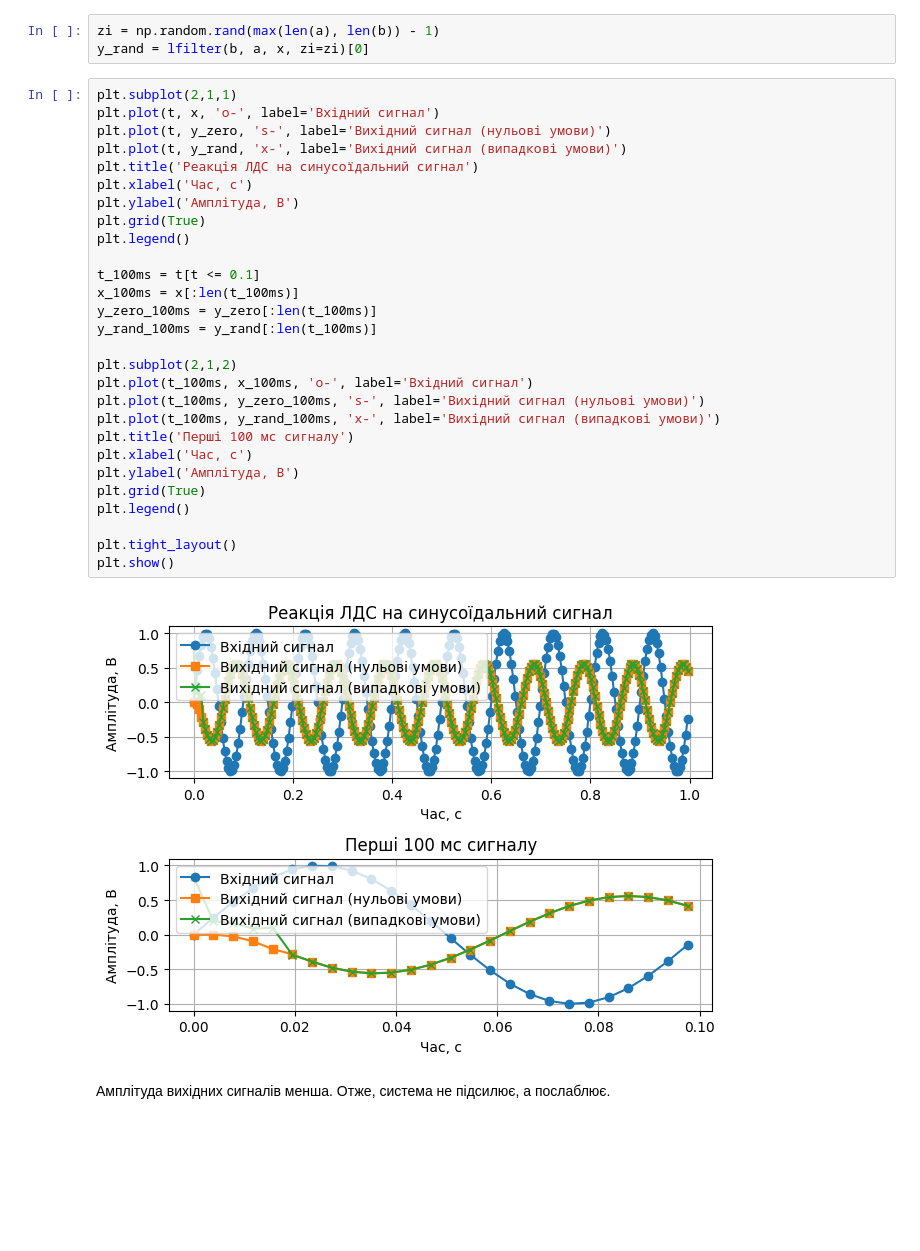
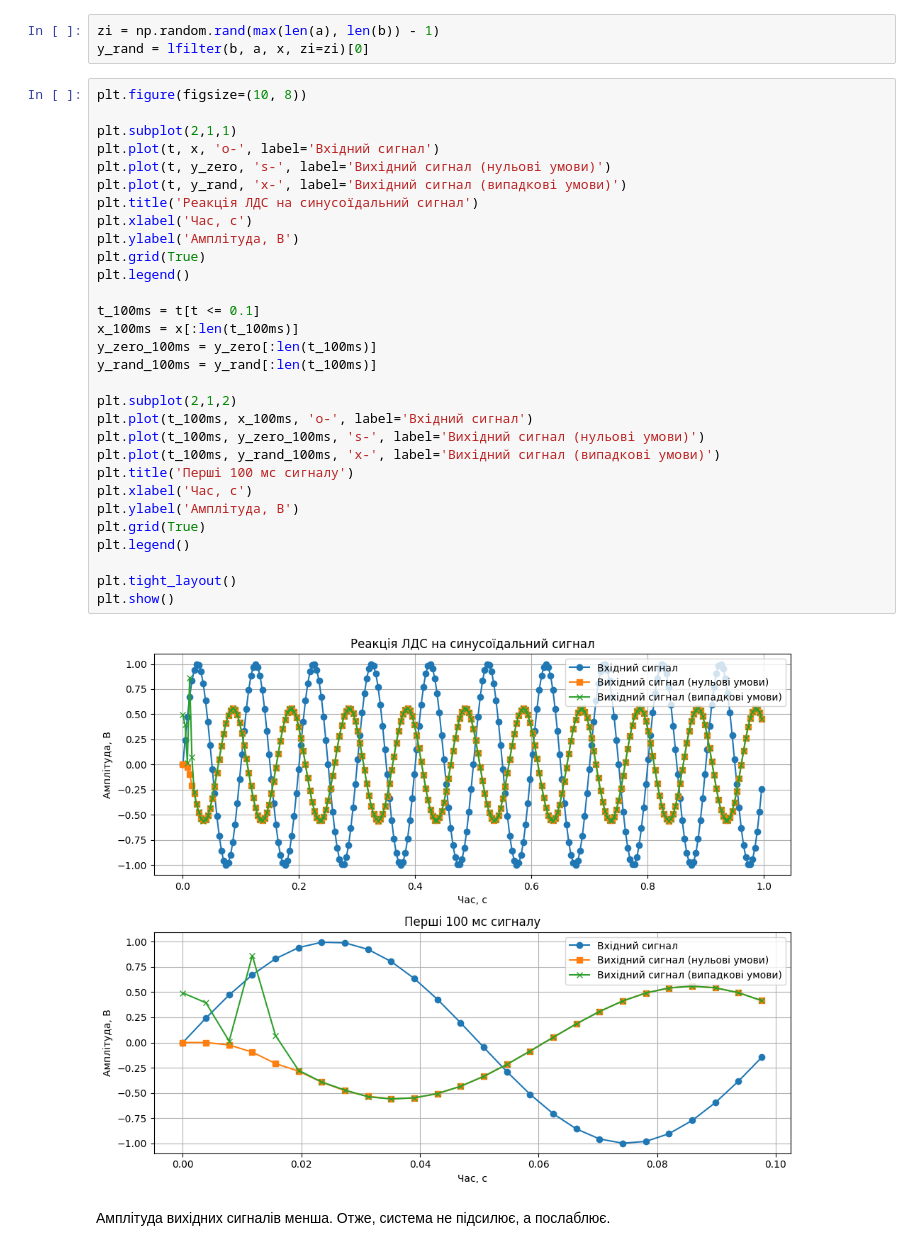
Before and after one commit to n1n1n1q/SignalProcessingLabs, a Jupyter notebook: lab02/sig_proc2.ipynb, the cells around one changed output. Cells and saved outputs as stored; diff of their text form; blank space fills up the shorter version.

```diff
--- a/lab02/sig_proc2.ipynb
+++ b/lab02/sig_proc2.ipynb
@@ -66,35 +72,37 @@ y_zero = lfilter(b, a, x)
 zi = np.random.rand(max(len(a), len(b)) - 1)
 y_rand = lfilter(b, a, x, zi=zi)[0]
 # %%
+plt.figure(figsize=(10, 8))
+
 plt.subplot(2,1,1)
 plt.plot(t, x, 'o-', label='Вхідний сигнал')
 plt.plot(t, y_zero, 's-', label='Вихідний сигнал (нульові умови)')
 plt.plot(t, y_rand, 'x-', label='Вихідний сигнал (випадкові умови)')
 plt.title('Реакція ЛДС на синусоїдальний сигнал')
 plt.xlabel('Час, с')
 plt.ylabel('Амплітуда, В')
 plt.grid(True)
 plt.legend()
 
 t_100ms = t[t <= 0.1]
 x_100ms = x[:len(t_100ms)]
 y_zero_100ms = y_zero[:len(t_100ms)]
 y_rand_100ms = y_rand[:len(t_100ms)]
 
 plt.subplot(2,1,2)
 plt.plot(t_100ms, x_100ms, 'o-', label='Вхідний сигнал')
 plt.plot(t_100ms, y_zero_100ms, 's-', label='Вихідний сигнал (нульові умови)')
 plt.plot(t_100ms, y_rand_100ms, 'x-', label='Вихідний сигнал (випадкові умови)')
 plt.title('Перші 100 мс сигналу')
 plt.xlabel('Час, с')
 plt.ylabel('Амплітуда, В')
 plt.grid(True)
 plt.legend()
 
 plt.tight_layout()
 plt.show()
 # %% [output]
-[figure, old version]
+[figure, new version]
 # %% [markdown]
 Амплітуда вихідних сигналів менша. Отже, система не підсилює, а послаблює.
 # %% [markdown]
```
Also changed, not shown: parts of 31 cells of this notebook.
